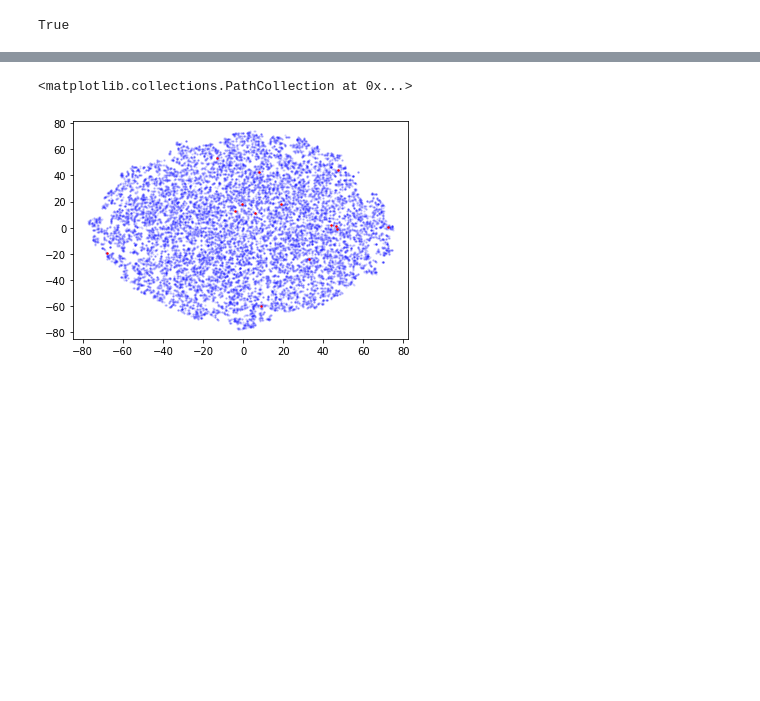
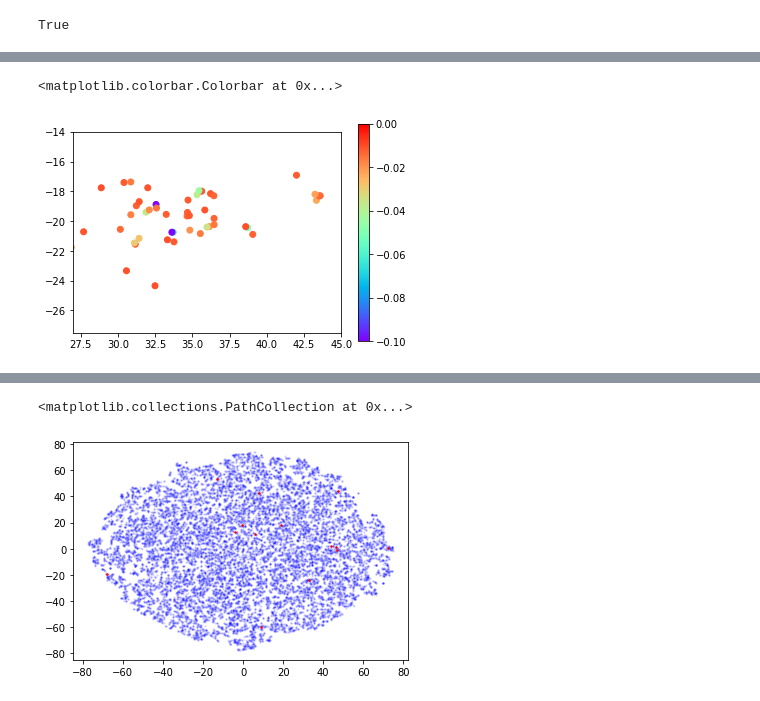
Before and after one commit to someoneinthecrowd/Microroller_Fields, a Jupyter notebook: 4para_try.ipynb, the cells around one changed output, grey strips where cells are left out. Drawn from its saved outputs; the diff is of its cells as text; code cells hidden in the pictures; blank space fills up the shorter version.

```diff
--- a/4para_try.ipynb
+++ b/4para_try.ipynb
@@ -263,6 +271,6 @@ plt.xlim(-20,20)
 # %%
-test=pd.read_csv("numercal_hp.csv",header=None).values
-result=pd.read_csv("numerical_hp_6fold.csv",header=None).values.flatten()
+test=pd.read_csv("hp_tsne.csv",header=None).values
+result=pd.read_csv("result_hp.csv",header=None).values.flatten()
 
 test.shape[0]==result.shape[0]
 # %% [output]
@@ -274,0 +286,7 @@ hp_tsne = tsne.fit_transform(test)
+# %%
+result=np.asarray(result)
+# %%
+from sklearn.preprocessing import normalize
+
+normres=normalize(result[:,np.newaxis], axis=0).ravel()
+log_result=np.log10(normres-min(normres)+0.0001)
@@ -274,0 +297,10 @@ hp_tsne = tsne.fit_transform(test)
+# %%
+fig, ax = plt.subplots()
+plt.scatter(hp_tsne[:,0][normres<-0.01], hp_tsne[:,1][normres<-0.01],c=normres[normres<-0.01],cmap=cm.rainbow,vmin=-0.1,vmax=0)
+plt.xlim(27,45)
+plt.ylim(-27.5,-14)
+ax.set_aspect('equal')
+plt.colorbar()
+# %% [output]
+<matplotlib.colorbar.Colorbar at 0x...>
+[figure, added]
```
Also changed, not shown: parts of 23 cells of this notebook.
